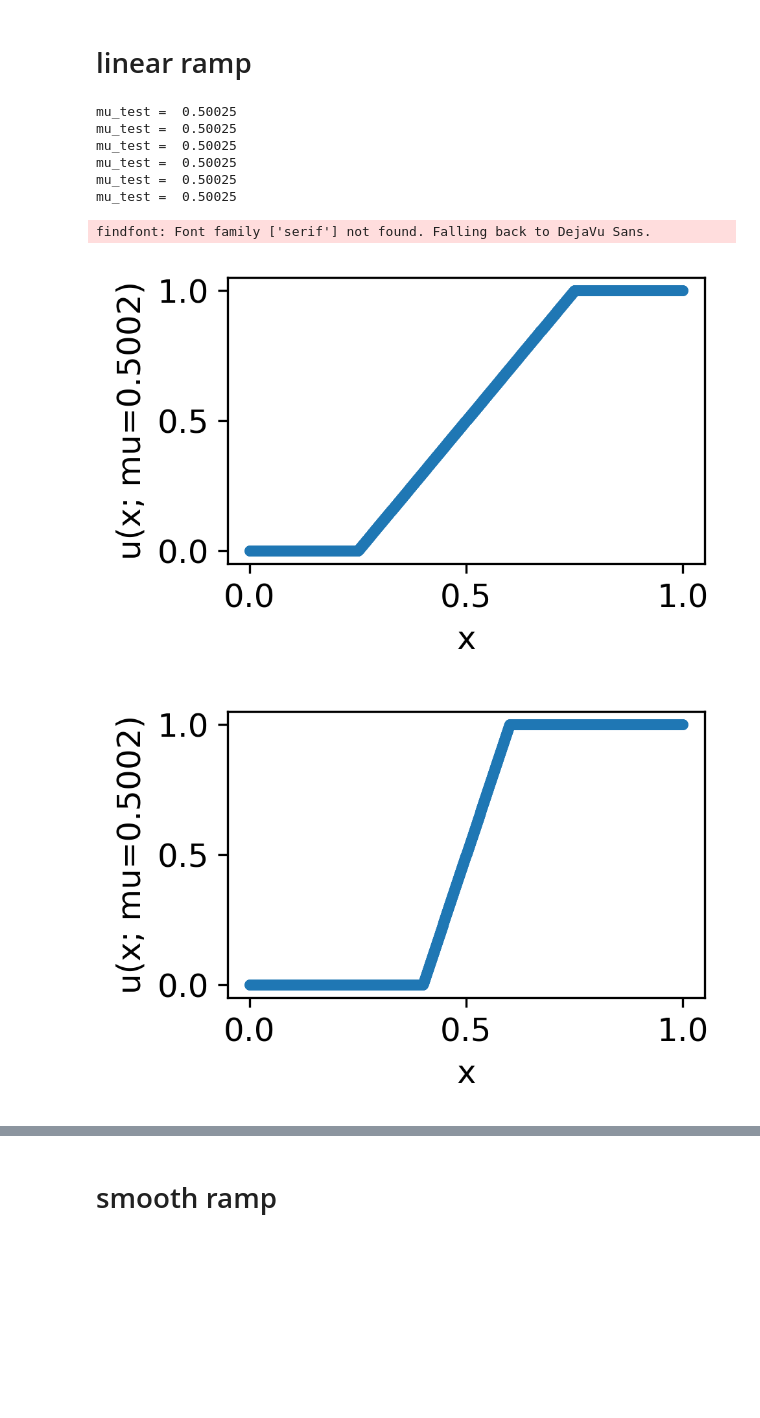
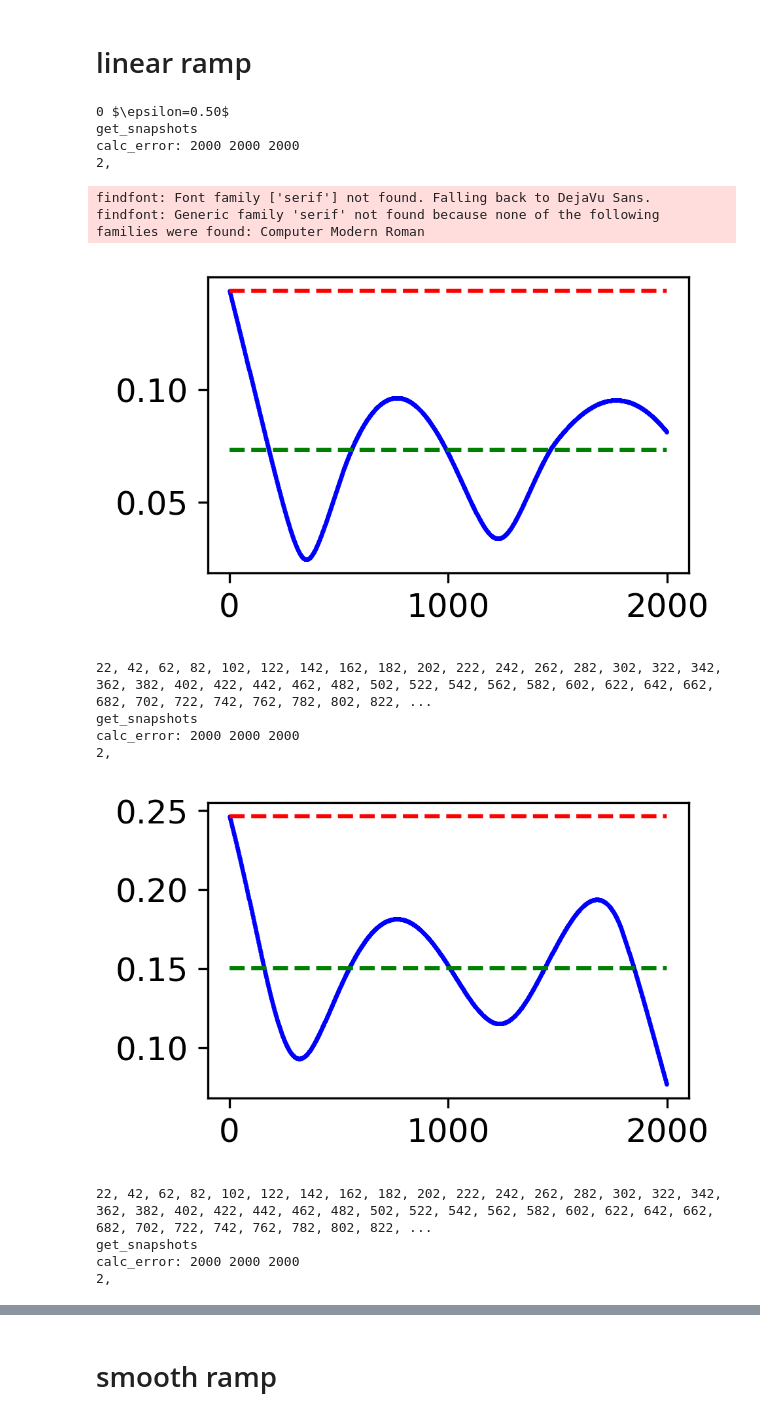
Before and after one commit to flabowski/n_widths_for_transport, a Jupyter notebook: steepness matters.ipynb, the cells around one changed output, grey strips where cells are left out. Drawn from its saved outputs; the diff is of its cells as text; code cells hidden in the pictures; blank space fills up the shorter version.

Commit message:
improved plots

```diff
--- a/steepness matters.ipynb
+++ b/steepness matters.ipynb
@@ -29,7 +30,7 @@ mpl.rc('font', family='serif', size=12, serif='Computer Modern Roman')
 # %% [output]
 8.030570172000001
 # %%
-m, n, r = 2000, 1000, 500
+m, n, r = 2000, 2000, 1000
 x = Domain([0, 1], m)
 mu = Domain([0, 1], n)
 
@@ -38,18 +39,34 @@ epsilons = [0.5, 0.2, .1, 0.05, 0.02, .01]
 # linear ramp
 # %%
 all_SVDs_0 = {}
-for epsilon in epsilons:
-    u_C0 = CkRamp(epsilon, 0)
-    u_C0.plot(x())
-    X = u_C0(x(), mu())
-    all_SVDs_0["eps %.3f" % epsilon] = SVD(X)
+delta_Ns = {}
+d_Ns = {}
+u_ks = {}
+for i, epsilon in enumerate(epsilons):
+    lbl = r'$\epsilon={:.2f}$'.format(epsilon)
+    print(i, lbl)
+    u_k = CkRamp(epsilon, 0)
+    u_ks[lbl] = u_k
+    X = u_k.get_snapshots(x(), mu())
+    all_SVDs_0[lbl] = my_svd = SVD(X)
+    #d_N, S = my_svd.calc_error_analytic(X)
+    delta_n, d_N = my_svd.calc_error(X)
+    delta_Ns[lbl] = delta_n
+    d_Ns[lbl] = d_N
 # %% [output]
-mu_test =  0.50025
-mu_test =  0.50025
-mu_test =  0.50025
-mu_test =  0.50025
-mu_test =  0.50025
-mu_test =  0.50025
+0 $\epsilon=0.50$
+get_snapshots
+calc_error: 2000 2000 2000
+2,
 findfont: Font family ['serif'] not found. Falling back to DejaVu Sans.
+findfont: Generic family 'serif' not found because none of the following families were found: Computer Modern Roman
-[figure, old version]
+[figure, new version]
+22, 42, 62, 82, 102, 122, 142, 162, 182, 202, 222, 242, 262, 282, 302, 322, 342, 362, 382, 402, 422, 442, 462, 482, 502, 522, 542, 562, 582, 602, 622, 642, 662, 682, 702, 722, 742, 762, 782, 802, 822, ...
+get_snapshots
+calc_error: 2000 2000 2000
+2,
-[figure, old version]
+[figure, new version]
+22, 42, 62, 82, 102, 122, 142, 162, 182, 202, 222, 242, 262, 282, 302, 322, 342, 362, 382, 402, 422, 442, 462, 482, 502, 522, 542, 562, 582, 602, 622, 642, 662, 682, 702, 722, 742, 762, 782, 802, 822, ...
+get_snapshots
+calc_error: 2000 2000 2000
+2,
```
Also changed, not shown: parts of 7 cells of this notebook.
